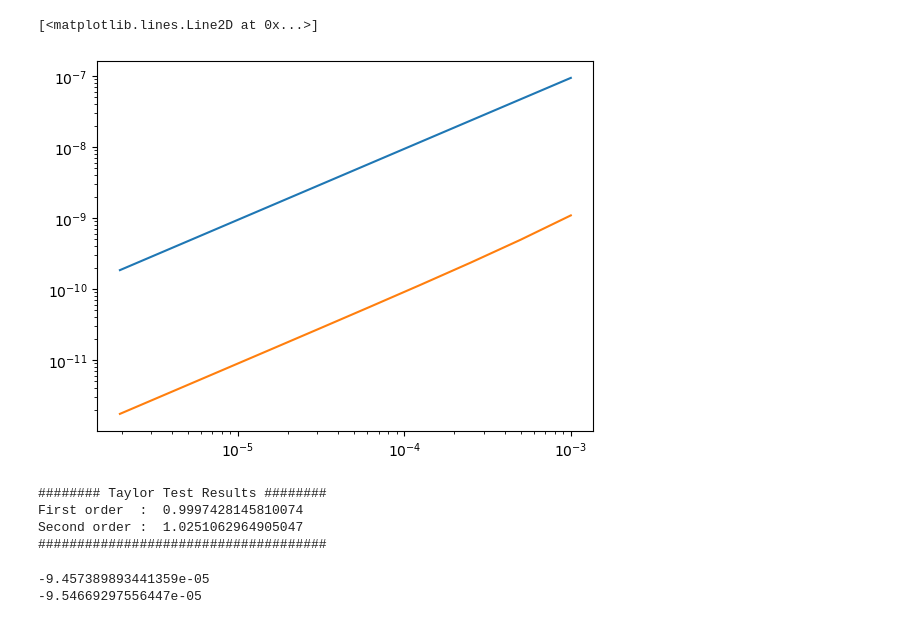
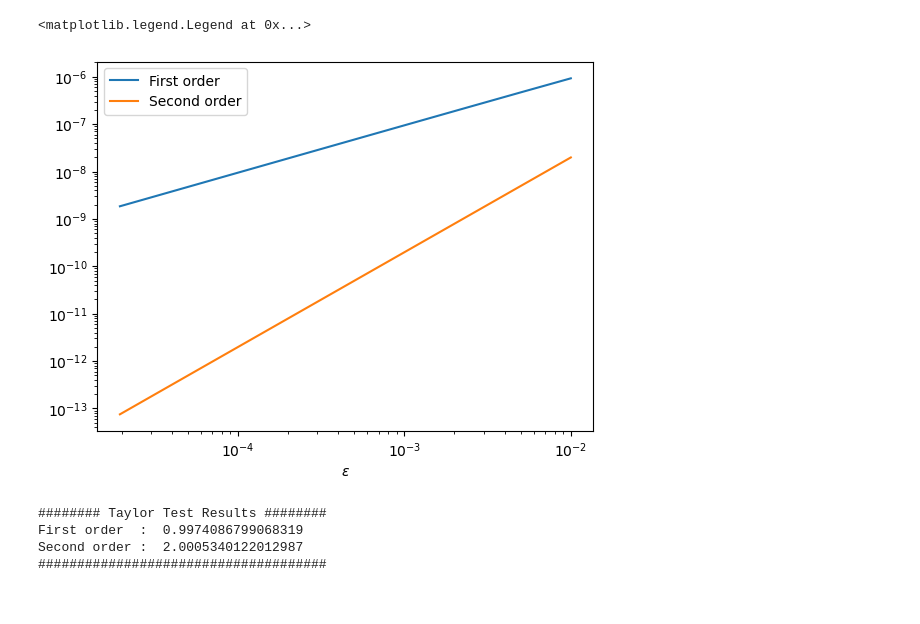
Before and after one commit to DedalusProject/dedalus, a Jupyter notebook: tmp/nlbvp.ipynb, the cells around one changed output. Saved outputs shown, nothing was run; the diff lists cells and outputs as text; code cells hidden in the pictures.

```diff
--- a/tmp/nlbvp.ipynb
+++ b/tmp/nlbvp.ipynb
@@ -9,8 +19,8 @@ logger = logging.getLogger(__name__)
 # Parameters
 Nx = 128
 
-ncc_cutoff = 1e-3
-tolerance = 1e-14
+ncc_cutoff = 1e-6 # ncc_cutoff is imporant in this example
+tolerance = 1e-16
 dealias = 3/2
 dtype = np.float64
 
@@ -220,7 +212,7 @@ plt.plot(x,f['g'])
 forcing0 = np.sin(4*np.pi*x)
 forcing1 = np.sin(6*np.pi*x)
 cost0,grad0 = directAdjointLoopGrid(forcing0)
-eps=0.001
+eps=0.01
 costs = []
 terms = []
 epss = []
@@ -260,11 +246,13 @@ plt.plot(epss,adj*np.ones(10),'x')
 first_order  = np.abs(np.array(costs)-cost0)
 second_order = np.abs(np.array(costs)-cost0-np.array(epss)*adj)
 # %%
-plt.loglog(epss,first_order)
-plt.loglog(epss,second_order)
+plt.loglog(epss,first_order,label=r'First order')
+plt.loglog(epss,second_order,label=r'Second order')
+plt.xlabel('$\epsilon$')
+plt.legend()
 # %% [output]
-[<matplotlib.lines.Line2D at 0x...>]
+<matplotlib.legend.Legend at 0x...>
-[figure, old version]
+[figure, new version]
 # %%
 from scipy.stats import linregress
 print('######## Taylor Test Results ########')
@@ -273,12 +261,6 @@ print('Second order : ',linregress(np.log(epss), np.log(second_order)).slope)
 print('#####################################')
 # %% [output]
 ######## Taylor Test Results ########
-First order  :  0.9997428145810074
-Second order :  1.0251062964905047
+First order  :  0.9974086799068319
+Second order :  2.0005340122012987
 #####################################
-# %%
-print(terms[-1])
-print(adj)
-# %% [output]
--9.457389893441359e-05
--9.54669297556447e-05
```
Also changed, not shown: parts of 16 cells of this notebook, 1 other file.
